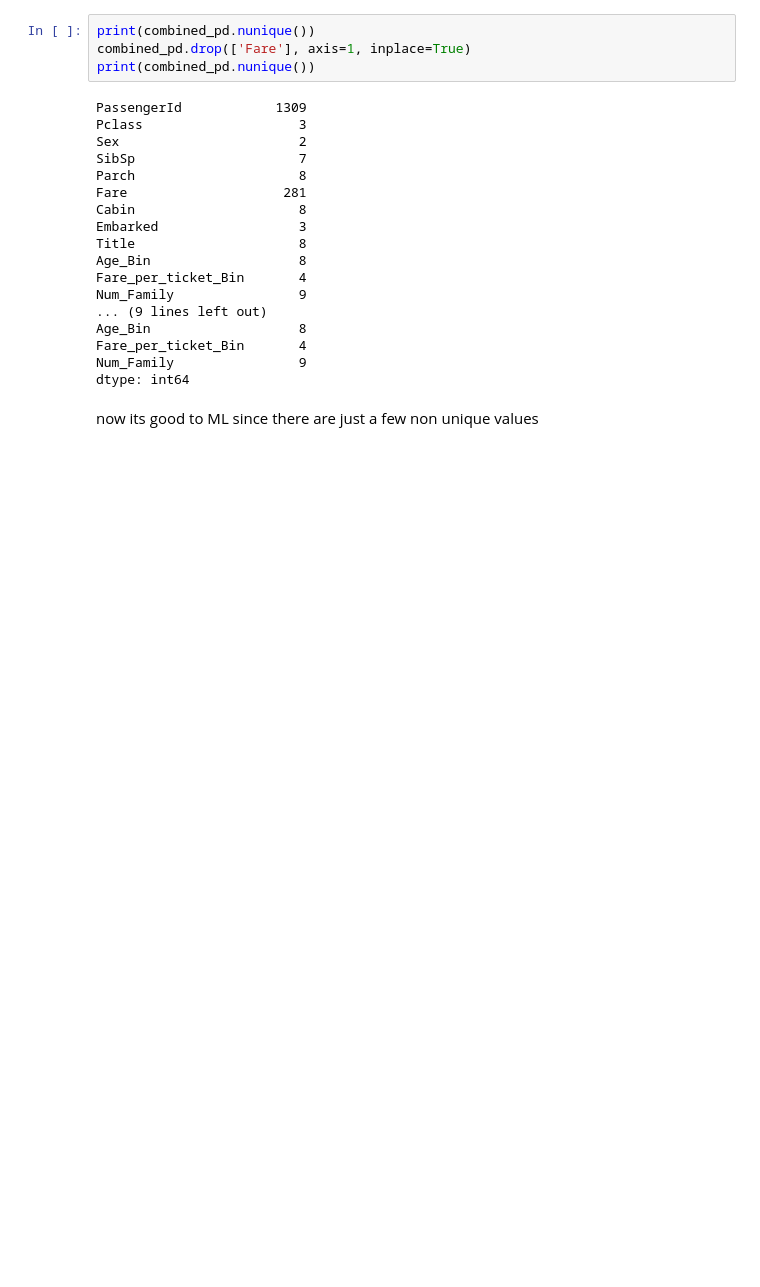
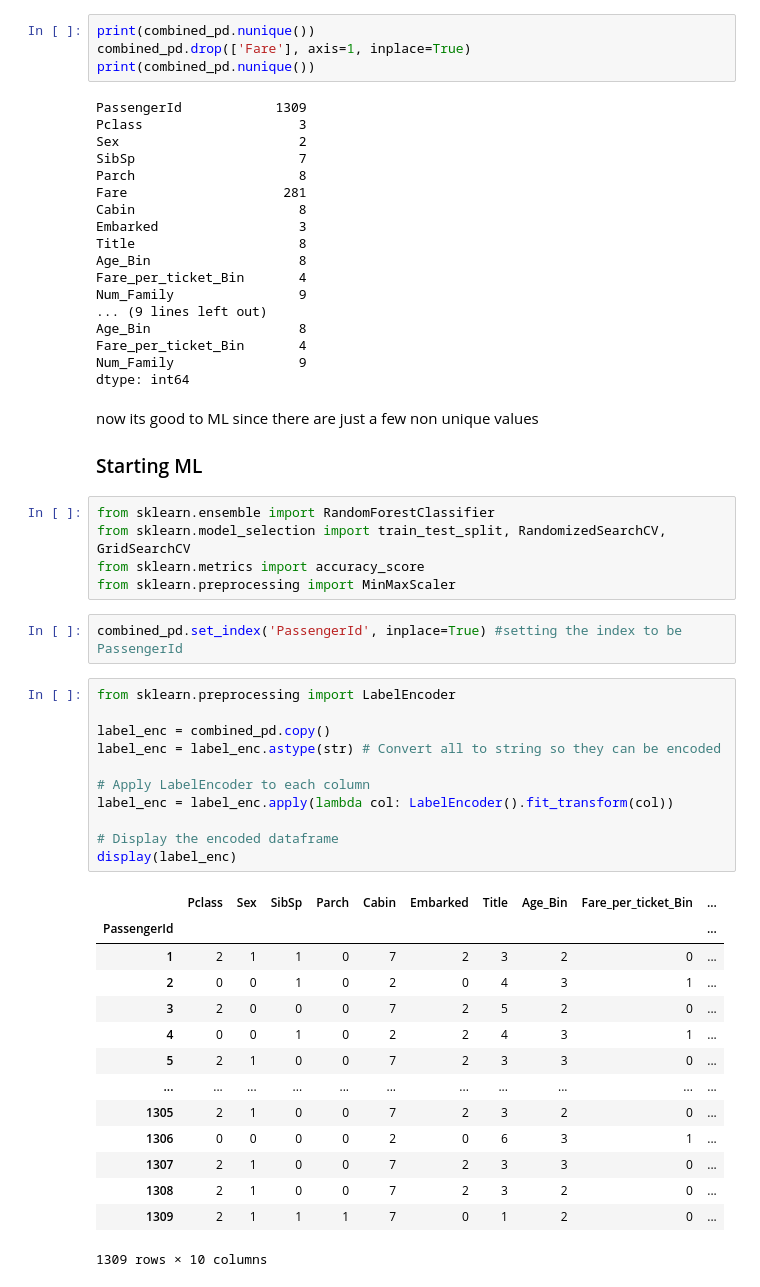
Before and after one commit to Briqz23/titanic-dataset-ML, a Jupyter notebook: classification.ipynb, the cells around one changed output. Saved outputs shown, nothing was run; the diff lists cells and outputs as text; blank space fills up the shorter version.

```diff
--- a/classification.ipynb
+++ b/classification.ipynb
@@ -474,3 +481,38 @@ Num_Family                9
 dtype: int64
 # %% [markdown]
 now its good to ML since there are just a few non unique values
+
+### Starting ML
+# %%
+from sklearn.ensemble import RandomForestClassifier
+from sklearn.model_selection import train_test_split, RandomizedSearchCV, GridSearchCV
+from sklearn.metrics import accuracy_score
+from sklearn.preprocessing import MinMaxScaler
+# %%
+combined_pd.set_index('PassengerId', inplace=True) #setting the index to be PassengerId
+# %%
+from sklearn.preprocessing import LabelEncoder
+
+label_enc = combined_pd.copy()
+label_enc = label_enc.astype(str) # Convert all to string so they can be encoded
+
+# Apply LabelEncoder to each column
+label_enc = label_enc.apply(lambda col: LabelEncoder().fit_transform(col))
+
+# Display the encoded dataframe
+display(label_enc)
+# %% [output]
+|  | Pclass | Sex | SibSp | Parch | Cabin | Embarked | Title | Age_Bin | Fare_per_ticket_Bin | ... |
+| PassengerId |  |  |  |  |  |  |  |  |  | ... |
+| 1 | 2 | 1 | 1 | 0 | 7 | 2 | 3 | 2 | 0 | ... |
+| 2 | 0 | 0 | 1 | 0 | 2 | 0 | 4 | 3 | 1 | ... |
+| 3 | 2 | 0 | 0 | 0 | 7 | 2 | 5 | 2 | 0 | ... |
+| 4 | 0 | 0 | 1 | 0 | 2 | 2 | 4 | 3 | 1 | ... |
+| 5 | 2 | 1 | 0 | 0 | 7 | 2 | 3 | 3 | 0 | ... |
+| ... | ... | ... | ... | ... | ... | ... | ... | ... | ... | ... |
+| 1305 | 2 | 1 | 0 | 0 | 7 | 2 | 3 | 2 | 0 | ... |
+| 1306 | 0 | 0 | 0 | 0 | 2 | 0 | 6 | 3 | 1 | ... |
+| 1307 | 2 | 1 | 0 | 0 | 7 | 2 | 3 | 3 | 0 | ... |
+| 1308 | 2 | 1 | 0 | 0 | 7 | 2 | 3 | 2 | 0 | ... |
+| 1309 | 2 | 1 | 1 | 1 | 7 | 0 | 1 | 2 | 0 | ... |
+1309 rows × 10 columns
```
Also changed, not shown: parts of 5 cells of this notebook.
